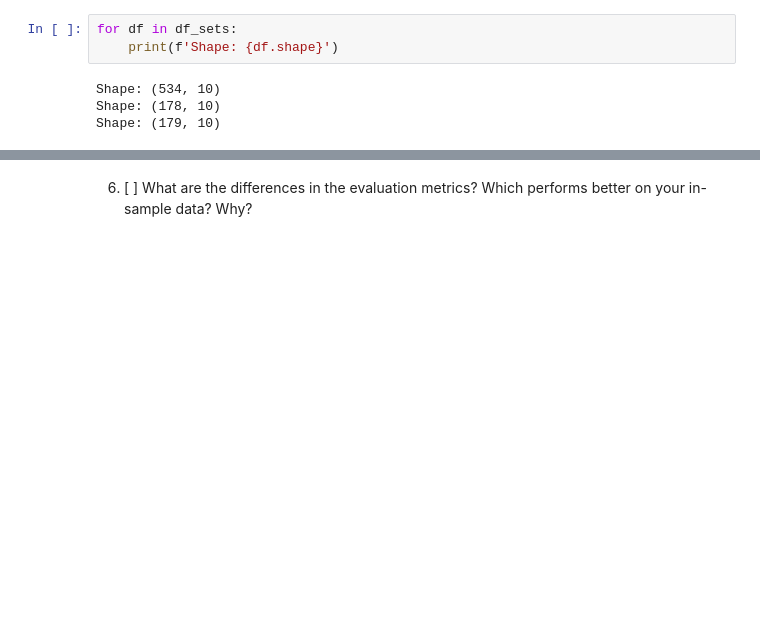
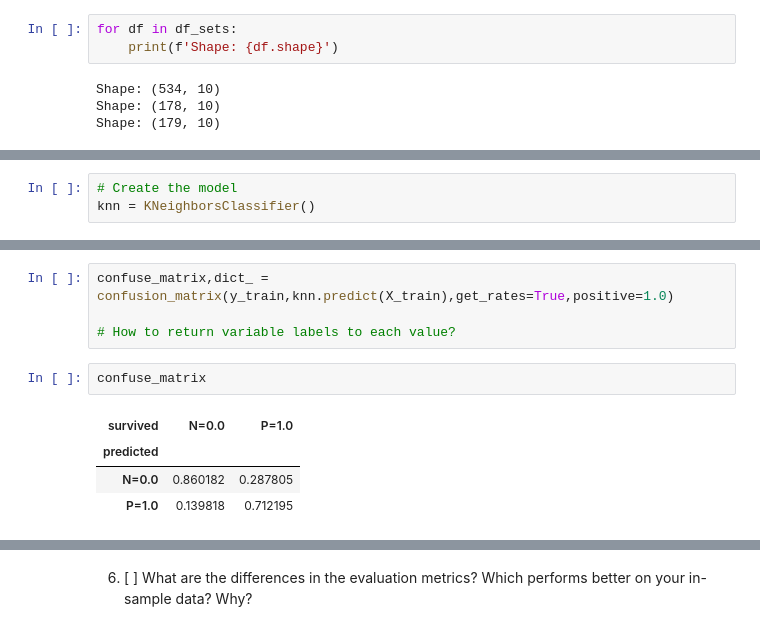
Before and after one commit to Michael-Nelson361/classification-exercises, a Jupyter notebook: knn_model.ipynb, the cells around one changed output, grey strips where cells are left out. Drawn from its saved outputs; the diff is of its cells as text; blank space fills up the shorter version.

```diff
--- a/knn_model.ipynb
+++ b/knn_model.ipynb
@@ -101,0 +137,3 @@ Shape: (179, 10)
+# %%
+# Create the model
+knn = KNeighborsClassifier()
@@ -103,0 +241,11 @@ Shape: (179, 10)
+# %%
+confuse_matrix,dict_ = confusion_matrix(y_train,knn.predict(X_train),get_rates=True,positive=1.0)
+
+# How to return variable labels to each value?
+# %%
+confuse_matrix
+# %% [output]
+| survived | N=0.0 | P=1.0 |
+| predicted |  |  |
+| N=0.0 | 0.860182 | 0.287805 |
+| P=1.0 | 0.139818 | 0.712195 |
```
Also changed, not shown: parts of 37 cells of this notebook.
